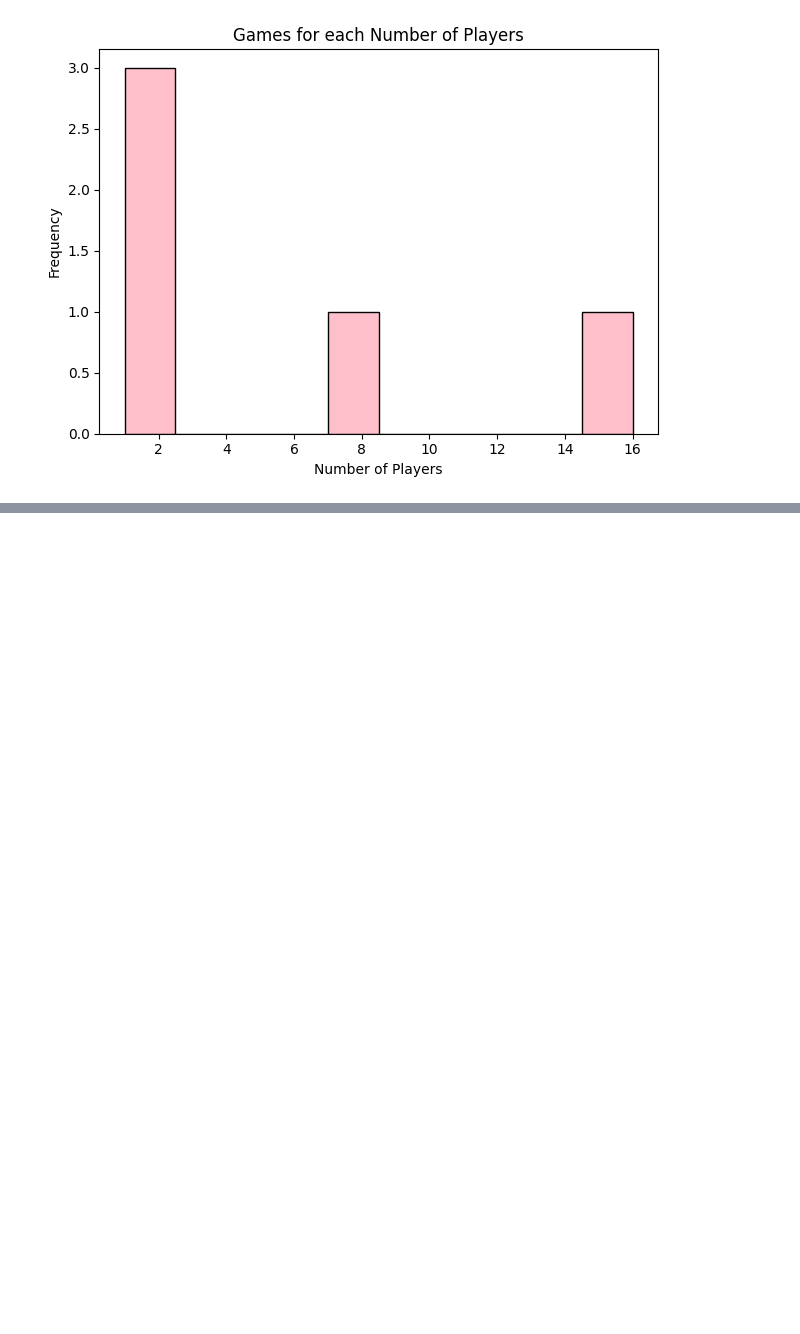
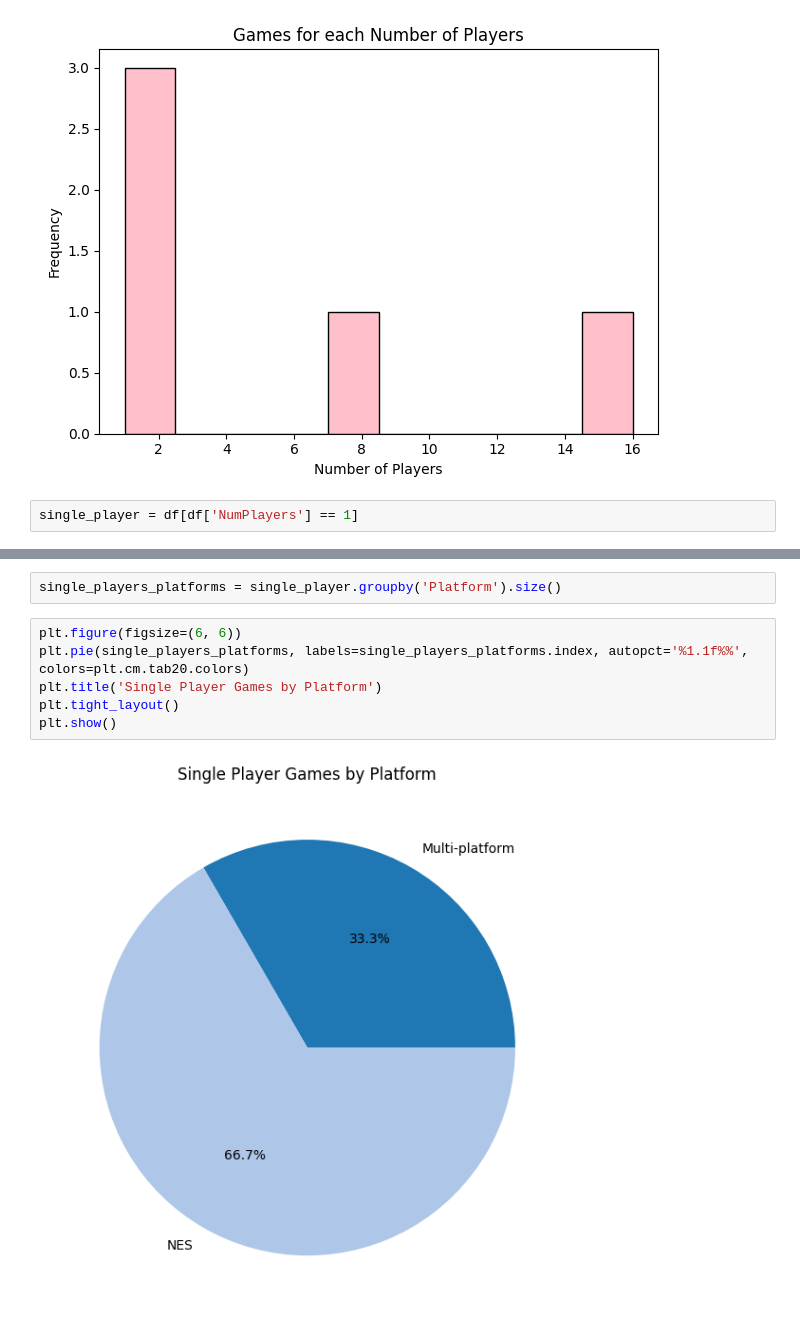
Before and after one commit to wai-inaa/Video-Game-Analysis1, a Jupyter notebook: Game.ipynb, the cells around one changed output, grey strips where cells are left out. Saved outputs shown, nothing was run; the diff lists cells and outputs as text; blank space fills up the shorter version.

```diff
--- a/Game.ipynb
+++ b/Game.ipynb
@@ -161,3 +161,5 @@ plt.tight_layout()
 plt.show()
 # %% [output]
 [figure]
+# %%
+single_player = df[df['NumPlayers'] == 1]
@@ -163,0 +184,10 @@ plt.show()
+# %%
+single_players_platforms = single_player.groupby('Platform').size()
+# %%
+plt.figure(figsize=(6, 6))
+plt.pie(single_players_platforms, labels=single_players_platforms.index, autopct='%1.1f%%', colors=plt.cm.tab20.colors)
+plt.title('Single Player Games by Platform')
+plt.tight_layout()
+plt.show()
+# %% [output]
+[figure, added]
```
Also changed, not shown: parts of 14 cells of this notebook.
